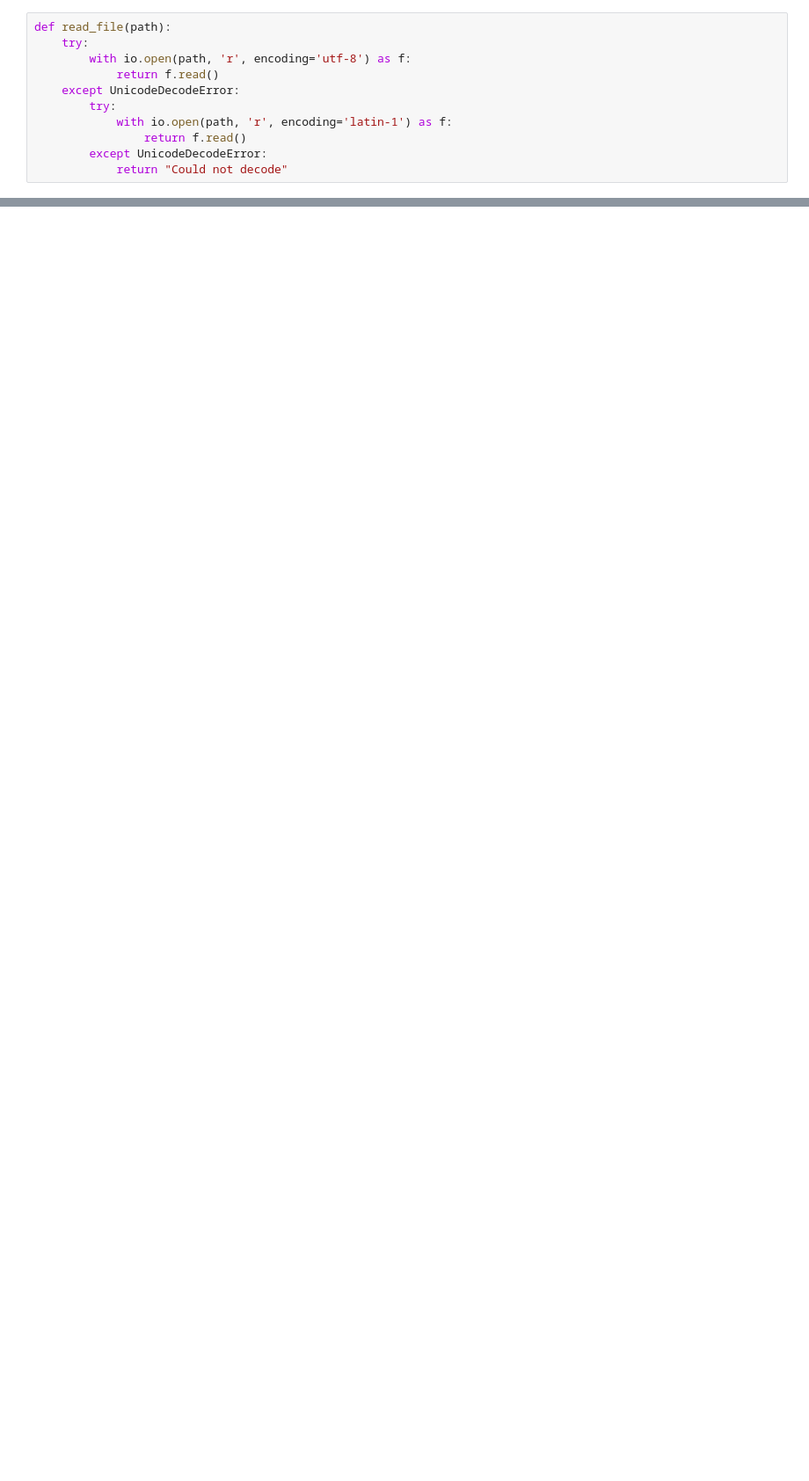
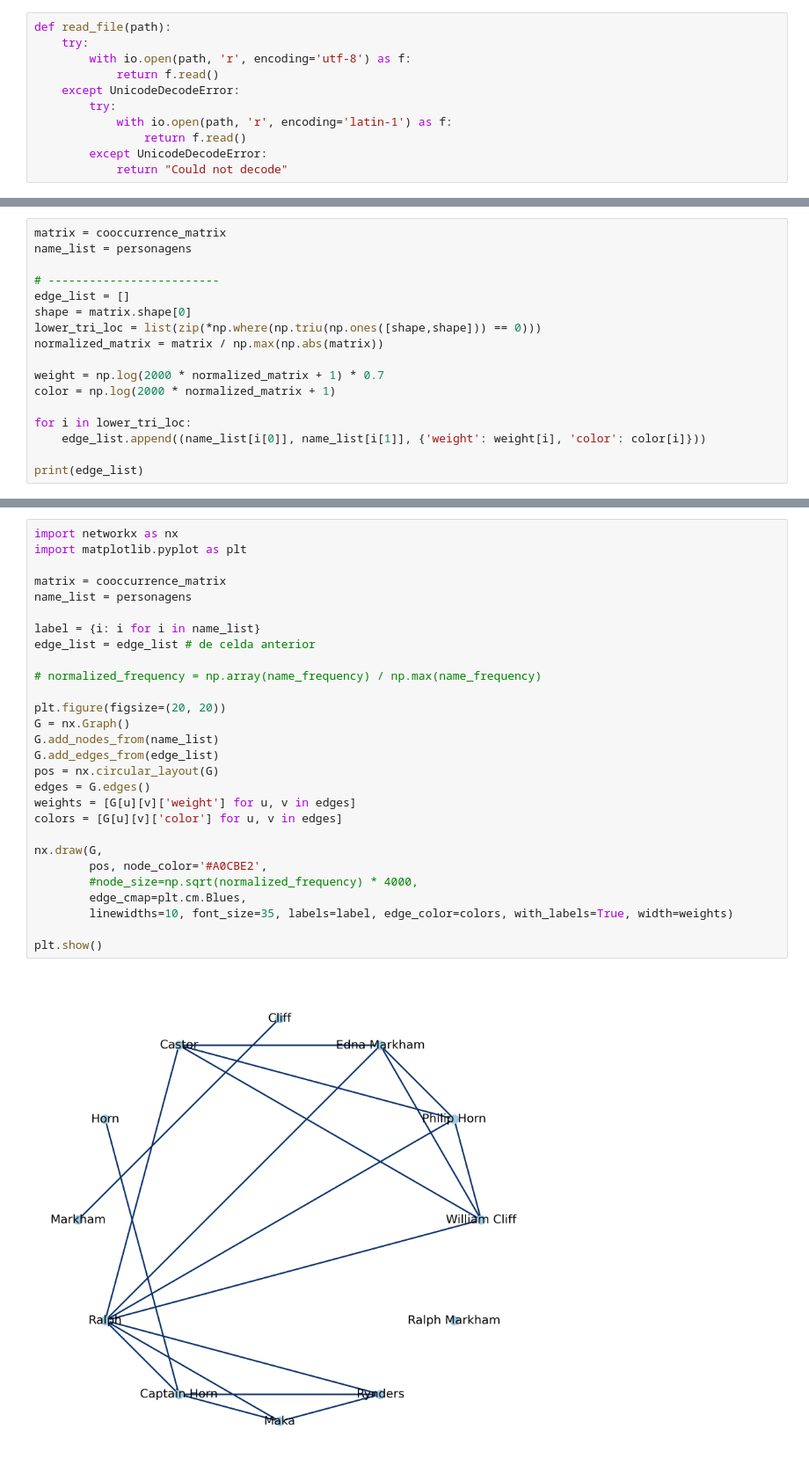
Before and after one commit to XianaSQCh/book_characters, a Jupyter notebook: test3.ipynb, the cells around one changed output, grey strips where cells are left out. Shown at 88% size. Saved outputs shown, nothing was run; the diff lists cells and outputs as text; blank space fills up the shorter version.

```diff
--- a/test3.ipynb
+++ b/test3.ipynb
@@ -118,0 +211,17 @@ print("\nGeral Entities:\n", set(geral_entities))
+# %%
+matrix = cooccurrence_matrix
+name_list = personagens
+
+# -------------------------
+edge_list = []
+shape = matrix.shape[0]
+lower_tri_loc = list(zip(*np.where(np.triu(np.ones([shape,shape])) == 0)))
+normalized_matrix = matrix / np.max(np.abs(matrix))
+
+weight = np.log(2000 * normalized_matrix + 1) * 0.7
+color = np.log(2000 * normalized_matrix + 1)
+
+for i in lower_tri_loc:
+    edge_list.append((name_list[i[0]], name_list[i[1]], {'weight': weight[i], 'color': color[i]}))
+
+print(edge_list)
@@ -119,3 +230,33 @@ print("\nGeral Entities:\n", set(geral_entities))
+# %%
+import networkx as nx
+import matplotlib.pyplot as plt
+
+matrix = cooccurrence_matrix
+name_list = personagens
+
+label = {i: i for i in name_list}
+edge_list = edge_list # de celda anterior
+
+# normalized_frequency = np.array(name_frequency) / np.max(name_frequency)
+
+plt.figure(figsize=(20, 20))
+G = nx.Graph()
+G.add_nodes_from(name_list)
+G.add_edges_from(edge_list)
+pos = nx.circular_layout(G)
+edges = G.edges()
+weights = [G[u][v]['weight'] for u, v in edges]
+colors = [G[u][v]['color'] for u, v in edges]
+
+nx.draw(G,
+        pos, node_color='#A0CBE2',
+        #node_size=np.sqrt(normalized_frequency) * 4000,
+        edge_cmap=plt.cm.Blues,
+        linewidths=10, font_size=35, labels=label, edge_color=colors, with_labels=True, width=weights)
+
+plt.show()
+# %% [output]
+[figure, added]
 # %%
 import networkx as nx
 import matplotlib.pyplot as plt
```
Also changed, not shown: parts of 14 cells of this notebook.
